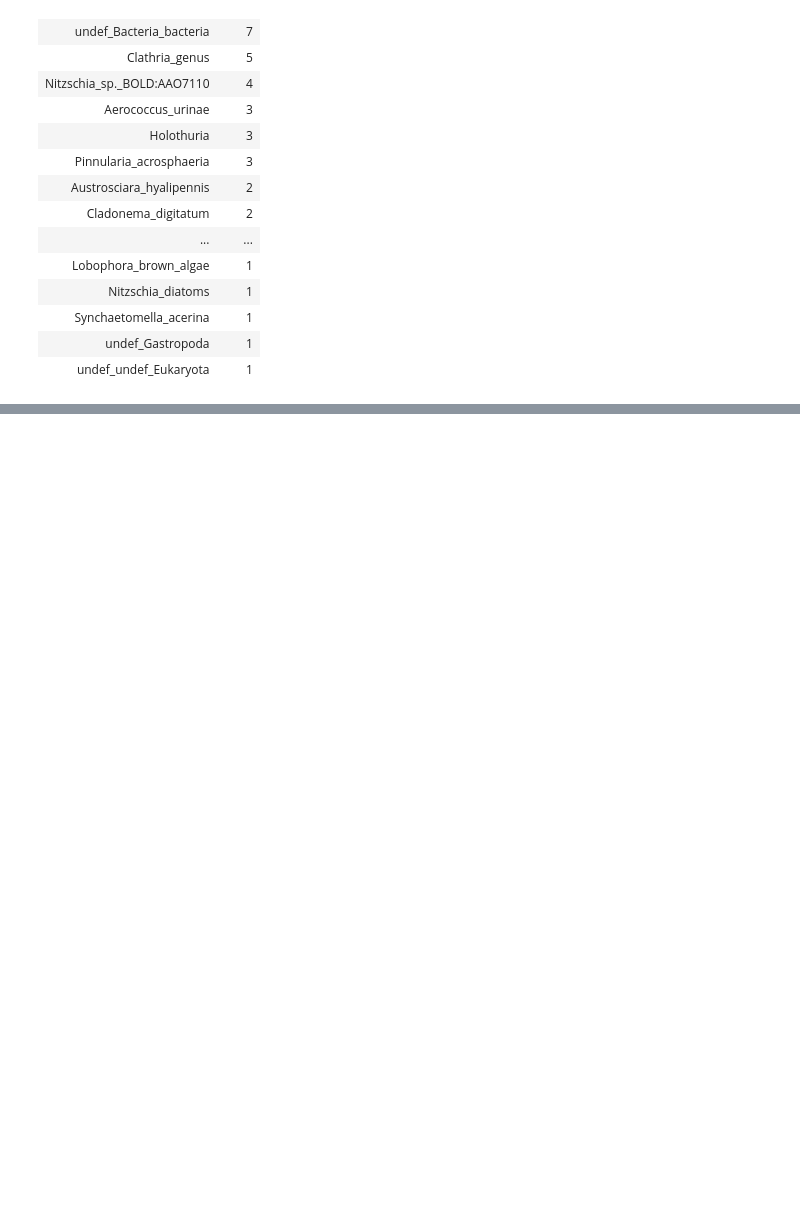
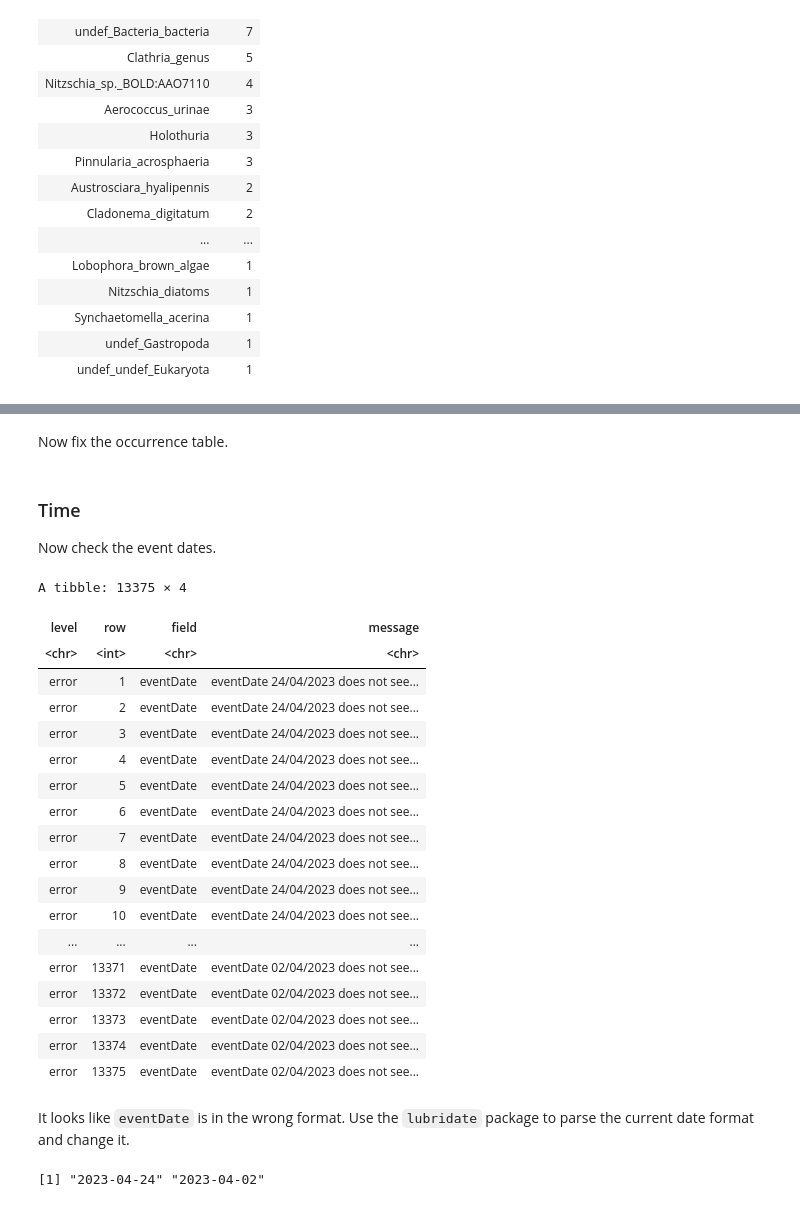
Before and after one commit to iobis/sg-12-dataset, a Jupyter notebook: scripts/pieter.ipynb, the cells around one changed output, grey strips where cells are left out. Drawn from its saved outputs; the diff is of its cells as text; code cells hidden in the pictures; blank space fills up the shorter version.

Commit message:
location and time qc

```diff
--- a/scripts/pieter.ipynb
+++ b/scripts/pieter.ipynb
@@ -62,7 +80,7 @@ These names originate from the reference database and will have to be matched to
 
 We also have an Excel file with sample info.
 # %%
-samples <- readxl::read_excel("../dataset/samples.xlsx")
+samples <- read_excel("../dataset/samples.xlsx")
 samples
 # %% [output]
 A tibble: 2 × 9
@@ -331,0 +379,11 @@ A tibble: 13375 × 16
+# %%
+occurrence <- occurrence %>%
+    mutate(decimalLatitude = -decimalLatitude)
+
+stations <- occurrence %>%
+    distinct(locality, decimalLongitude, decimalLatitude)
+stations
+
+leaflet() %>%
+    addTiles() %>%
+    addMarkers(lng = stations$decimalLongitude, lat = stations$decimalLatitude, popup = stations$locality)
@@ -331,0 +397,39 @@ A tibble: 13375 × 16
+# %% [markdown]
+Now fix the occurrence table.
+# %% [markdown]
+### Time
+
+Now check the event dates.
+# %%
+obistools::check_eventdate(occurrence)
+# %% [output]
+A tibble: 13375 × 4
+| level | row | field | message |
+| <chr> | <int> | <chr> | <chr> |
+| error | 1 | eventDate | eventDate 24/04/2023 does not see... |
+| error | 2 | eventDate | eventDate 24/04/2023 does not see... |
+| error | 3 | eventDate | eventDate 24/04/2023 does not see... |
+| error | 4 | eventDate | eventDate 24/04/2023 does not see... |
+| error | 5 | eventDate | eventDate 24/04/2023 does not see... |
+| error | 6 | eventDate | eventDate 24/04/2023 does not see... |
+| error | 7 | eventDate | eventDate 24/04/2023 does not see... |
+| error | 8 | eventDate | eventDate 24/04/2023 does not see... |
+| error | 9 | eventDate | eventDate 24/04/2023 does not see... |
+| error | 10 | eventDate | eventDate 24/04/2023 does not see... |
+| ... | ... | ... | ... |
+| error | 13371 | eventDate | eventDate 02/04/2023 does not see... |
+| error | 13372 | eventDate | eventDate 02/04/2023 does not see... |
+| error | 13373 | eventDate | eventDate 02/04/2023 does not see... |
+| error | 13374 | eventDate | eventDate 02/04/2023 does not see... |
+| error | 13375 | eventDate | eventDate 02/04/2023 does not see... |
+# %% [markdown]
+It looks like `eventDate` is in the wrong format. Use the `lubridate` package to parse the current date format and change it.
+# %%
+library(lubridate, quietly = TRUE)
+
+occurrence <- occurrence %>%
+    mutate(eventDate = format_ISO8601(parse_date_time(eventDate, "%d/%m/%Y"), precision = "ymd", usetz = FALSE))
+
+unique(occurrence$eventDate)
+# %% [output]
+[1] "2023-04-24" "2023-04-02"
```
Also changed, not shown: parts of 19 cells of this notebook.
